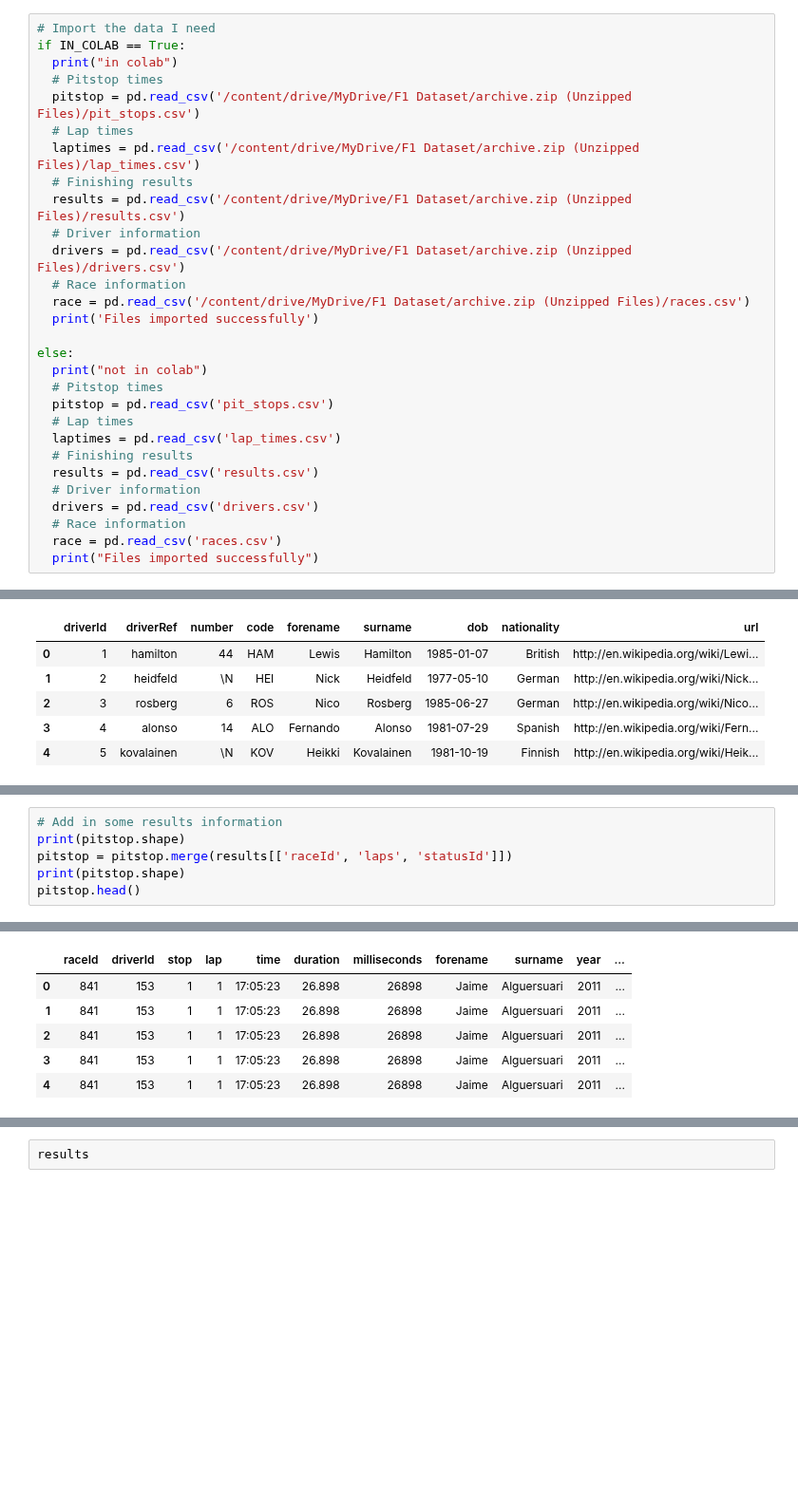
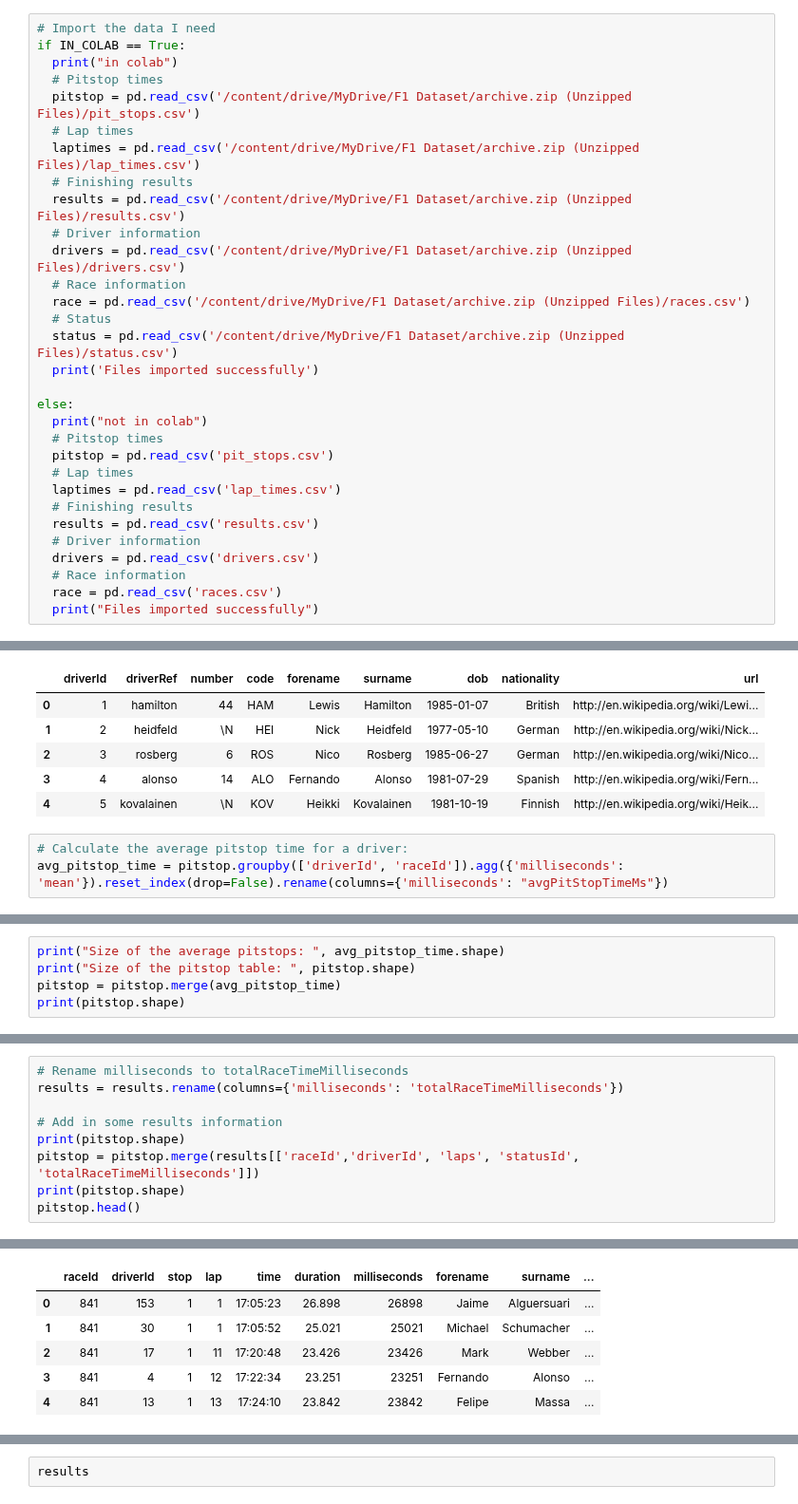
Before and after one commit to OhOmah/F1Revisited, a Jupyter notebook: Pitstop_Analysis.ipynb, the cells around one changed output, grey strips where cells are left out. Shown at 95% size. Saved outputs shown, nothing was run; the diff lists cells and outputs as text; blank space fills up the shorter version.

```diff
--- a/Pitstop_Analysis.ipynb
+++ b/Pitstop_Analysis.ipynb
@@ -58,6 +59,8 @@ if IN_COLAB == True:
   drivers = pd.read_csv('/content/drive/MyDrive/F1 Dataset/archive.zip (Unzipped Files)/drivers.csv')
   # Race information
   race = pd.read_csv('/content/drive/MyDrive/F1 Dataset/archive.zip (Unzipped Files)/races.csv')
+  # Status
+  status = pd.read_csv('/content/drive/MyDrive/F1 Dataset/archive.zip (Unzipped Files)/status.csv')
   print('Files imported successfully')
 
 else:
@@ -96,3 +99,6 @@ drivers.head()
 | 2 | 3 | rosberg | 6 | ROS | Nico | Rosberg | 1985-06-27 | German | http://en.wikipedia.org/wiki/Nico... |
 | 3 | 4 | alonso | 14 | ALO | Fernando | Alonso | 1981-07-29 | Spanish | http://en.wikipedia.org/wiki/Fern... |
 | 4 | 5 | kovalainen | \N | KOV | Heikki | Kovalainen | 1981-10-19 | Finnish | http://en.wikipedia.org/wiki/Heik... |
+# %%
+# Calculate the average pitstop time for a driver:
+avg_pitstop_time = pitstop.groupby(['driverId', 'raceId']).agg({'milliseconds': 'mean'}).reset_index(drop=False).rename(columns={'milliseconds': "avgPitStopTimeMs"})
@@ -113,0 +135,5 @@ pitstop.head()
+# %%
+print("Size of the average pitstops: ", avg_pitstop_time.shape)
+print("Size of the pitstop table: ", pitstop.shape)
+pitstop = pitstop.merge(avg_pitstop_time)
+print(pitstop.shape)
@@ -129,7 +159,10 @@ pitstop.head()
 # %%
+# Rename milliseconds to totalRaceTimeMilliseconds
+results = results.rename(columns={'milliseconds': 'totalRaceTimeMilliseconds'})
+
 # Add in some results information
 print(pitstop.shape)
-pitstop = pitstop.merge(results[['raceId', 'laps', 'statusId']])
+pitstop = pitstop.merge(results[['raceId','driverId', 'laps', 'statusId', 'totalRaceTimeMilliseconds']])
 print(pitstop.shape)
 pitstop.head()
 # %% [output]
@@ -138,6 +171,6 @@ pitstop.head()
-|  | raceId | driverId | stop | lap | time | duration | milliseconds | forename | surname | year | ... |
-| 0 | 841 | 153 | 1 | 1 | 17:05:23 | 26.898 | 26898 | Jaime | Alguersuari | 2011 | ... |
-| 1 | 841 | 153 | 1 | 1 | 17:05:23 | 26.898 | 26898 | Jaime | Alguersuari | 2011 | ... |
-| 2 | 841 | 153 | 1 | 1 | 17:05:23 | 26.898 | 26898 | Jaime | Alguersuari | 2011 | ... |
-| 3 | 841 | 153 | 1 | 1 | 17:05:23 | 26.898 | 26898 | Jaime | Alguersuari | 2011 | ... |
-| 4 | 841 | 153 | 1 | 1 | 17:05:23 | 26.898 | 26898 | Jaime | Alguersuari | 2011 | ... |
+|  | raceId | driverId | stop | lap | time | duration | milliseconds | forename | surname | ... |
+| 0 | 841 | 153 | 1 | 1 | 17:05:23 | 26.898 | 26898 | Jaime | Alguersuari | ... |
+| 1 | 841 | 30 | 1 | 1 | 17:05:52 | 25.021 | 25021 | Michael | Schumacher | ... |
+| 2 | 841 | 17 | 1 | 11 | 17:20:48 | 23.426 | 23426 | Mark | Webber | ... |
+| 3 | 841 | 4 | 1 | 12 | 17:22:34 | 23.251 | 23251 | Fernando | Alonso | ... |
+| 4 | 841 | 13 | 1 | 13 | 17:24:10 | 23.842 | 23842 | Felipe | Massa | ... |
```
Also changed, not shown: parts of 29 cells of this notebook.
